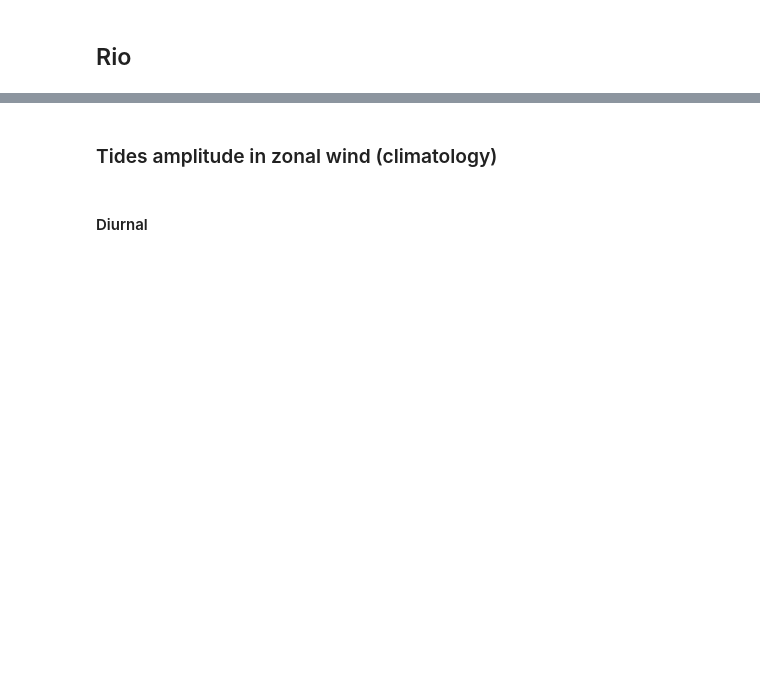
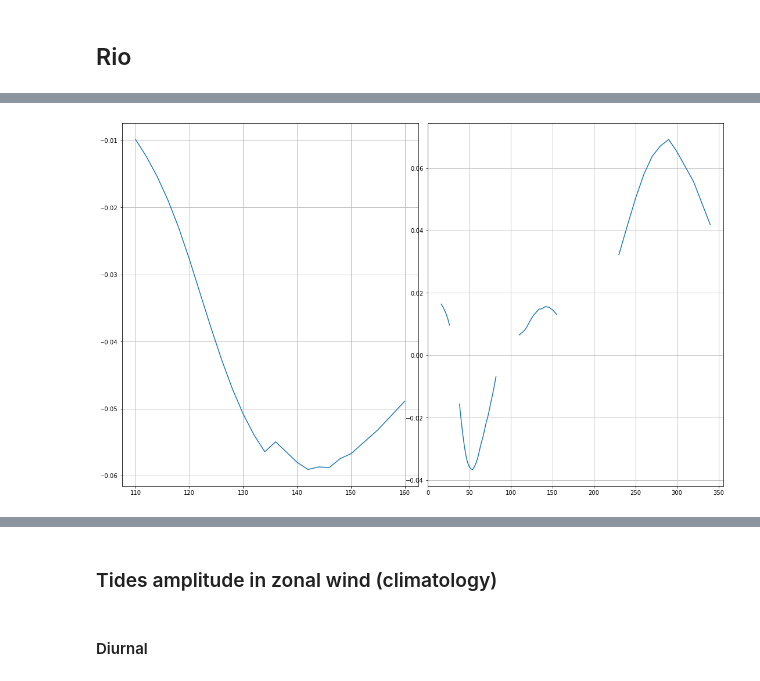
Before and after one commit to VACILT/trends_project, a Jupyter notebook: data_introduction_jason.ipynb, the cells around one changed output, grey strips where cells are left out. Saved outputs shown, nothing was run; the diff lists cells and outputs as text; code cells hidden in the pictures; blank space fills up the shorter version.

Commit message:
GAIA analysis added(but does not work)

```diff
--- a/data_introduction_jason.ipynb
+++ b/data_introduction_jason.ipynb
@@ -599,0 +717,15 @@ Data variables:
+# %%
+ds = read_gaia_group('GAIA','Rio')
+
+u_rio_gaia = ds.u0
+v_rio_gaia = ds.v0
+
+u_rio_gaia_monano = anomalie('month',u_rio_gaia)
+v_rio_gaia_monano = anomalie('month',v_rio_gaia)
+
+u_rio_gaia_monthly_ano = time_mean('M',u_rio_gaia_monano)
+v_rio_gaia_monthly_ano = time_mean('M',v_rio_gaia_monano)
+
+u_rio_gaia_monthly = time_mean('M',u_rio_gaia)
+v_rio_gaia_monthly = time_mean('M',v_rio_gaia)
+ds
@@ -599,0 +750,18 @@ Data variables:
+# %%
+fig = plt.figure(constrained_layout=True,figsize = [15,9])
+
+x = np.arange(u_rio_gaia_monthly_ano.time.shape[0])
+ax1 = fig.add_subplot(121)
+u_statistics = time_reg(u_rio_gaia_monthly_ano)
+u_statistics['parameter'] = ['slope', 'intercept', 'r_value','p_value', 'std_err']
+ax1.plot(u_rio_gaia_monthly.alt,u_statistics.sel(parameter='slope').where(u_statistics.sel(parameter='p_value')<= 0.5))
+ax1.grid()
+
+x = np.arange(v_rio_gaia_monthly_ano.time.shape[0])
+ax2 = fig.add_subplot(122)
+v_statistics = time_reg(v_rio_gaia_monthly_ano)
+v_statistics['parameter'] = ['slope', 'intercept', 'r_value','p_value', 'std_err']
+ax2.plot(v_rio_gaia_monthly.alt,v_statistics.sel(parameter='slope').where(v_statistics.sel(parameter='p_value')<= 0.5))
+ax2.grid()
+# %% [output]
+[figure, added]
```
Also changed, not shown: parts of 23 cells of this notebook.
